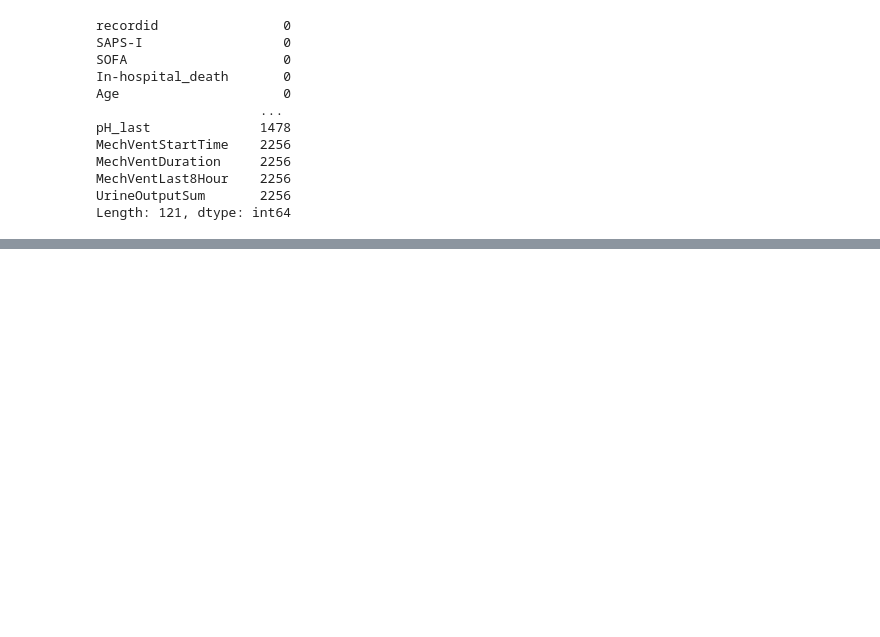
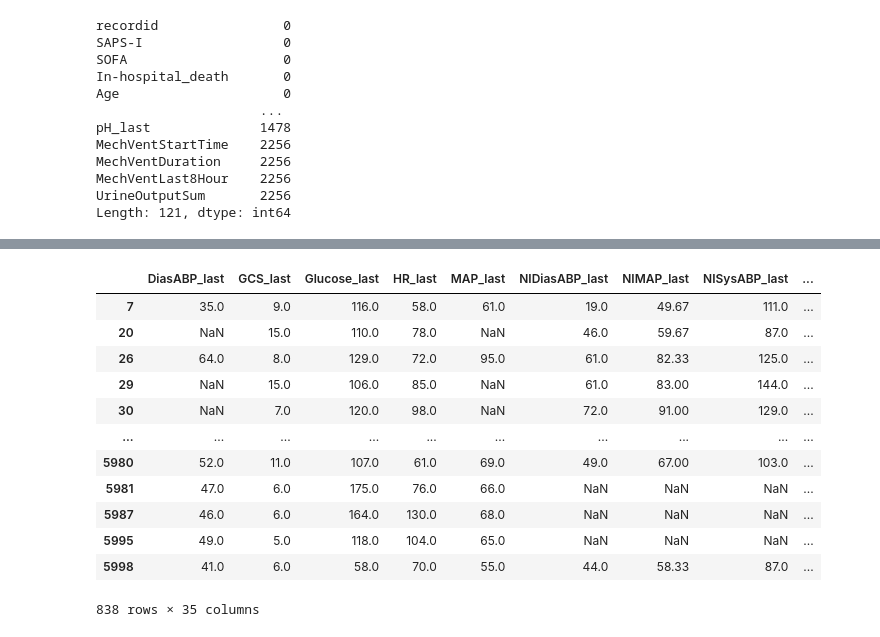
Before and after one commit to GabrieleCalamai/ICU-challenge, a Jupyter notebook: Challenge.ipynb, the cells around one changed output, grey strips where cells are left out. Cells and saved outputs as stored; diff of their text form; code cells hidden in the pictures; blank space fills up the shorter version.

```diff
--- a/Challenge.ipynb
+++ b/Challenge.ipynb
@@ -34,0 +84,51 @@ Length: 121, dtype: int64
+# %%
+#I plot just the "last" parameters of all the dead patients
+df_dead_last = df_dead[['DiasABP_last',
+         'GCS_last',
+         'Glucose_last',
+         'HR_last',
+         'MAP_last',
+         'NIDiasABP_last',
+         'NIMAP_last',
+         'NISysABP_last',
+         'RespRate_last',
+         'SaO2_last',
+         'SysABP_last',
+         'Temp_last','ALP_last',
+         'ALT_last',
+         'AST_last',
+         'Albumin_last',
+         'BUN_last',
+         'Bilirubin_last',
+         'Cholesterol_last',
+         'Creatinine_last',
+         'FiO2_last',
+         'HCO3_last',
+         'HCT_last',
+         'K_last',
+         'Lactate_last',
+         'Mg_last',
+         'Na_last',
+         'PaCO2_last',
+         'PaO2_last',
+         'Platelets_last',
+         'TroponinI_last',
+         'TroponinT_last',
+         'WBC_last',
+         'Weight_last',
+         'pH_last',]]
+df_dead_last
+# %% [output]
+|  | DiasABP_last | GCS_last | Glucose_last | HR_last | MAP_last | NIDiasABP_last | NIMAP_last | NISysABP_last | ... |
+| 7 | 35.0 | 9.0 | 116.0 | 58.0 | 61.0 | 19.0 | 49.67 | 111.0 | ... |
+| 20 | NaN | 15.0 | 110.0 | 78.0 | NaN | 46.0 | 59.67 | 87.0 | ... |
+| 26 | 64.0 | 8.0 | 129.0 | 72.0 | 95.0 | 61.0 | 82.33 | 125.0 | ... |
+| 29 | NaN | 15.0 | 106.0 | 85.0 | NaN | 61.0 | 83.00 | 144.0 | ... |
+| 30 | NaN | 7.0 | 120.0 | 98.0 | NaN | 72.0 | 91.00 | 129.0 | ... |
+| ... | ... | ... | ... | ... | ... | ... | ... | ... | ... |
+| 5980 | 52.0 | 11.0 | 107.0 | 61.0 | 69.0 | 49.0 | 67.00 | 103.0 | ... |
+| 5981 | 47.0 | 6.0 | 175.0 | 76.0 | 66.0 | NaN | NaN | NaN | ... |
+| 5987 | 46.0 | 6.0 | 164.0 | 130.0 | 68.0 | NaN | NaN | NaN | ... |
+| 5995 | 49.0 | 5.0 | 118.0 | 104.0 | 65.0 | NaN | NaN | NaN | ... |
+| 5998 | 41.0 | 6.0 | 58.0 | 70.0 | 55.0 | 44.0 | 58.33 | 87.0 | ... |
+838 rows × 35 columns
```
Also changed, not shown: parts of 12 cells of this notebook.
